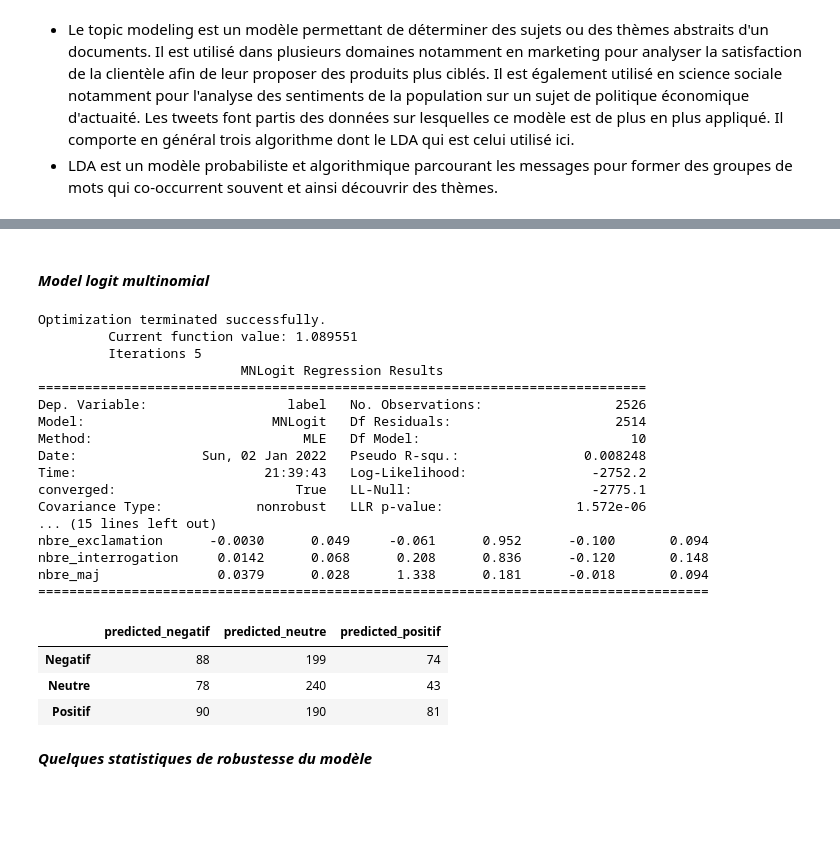
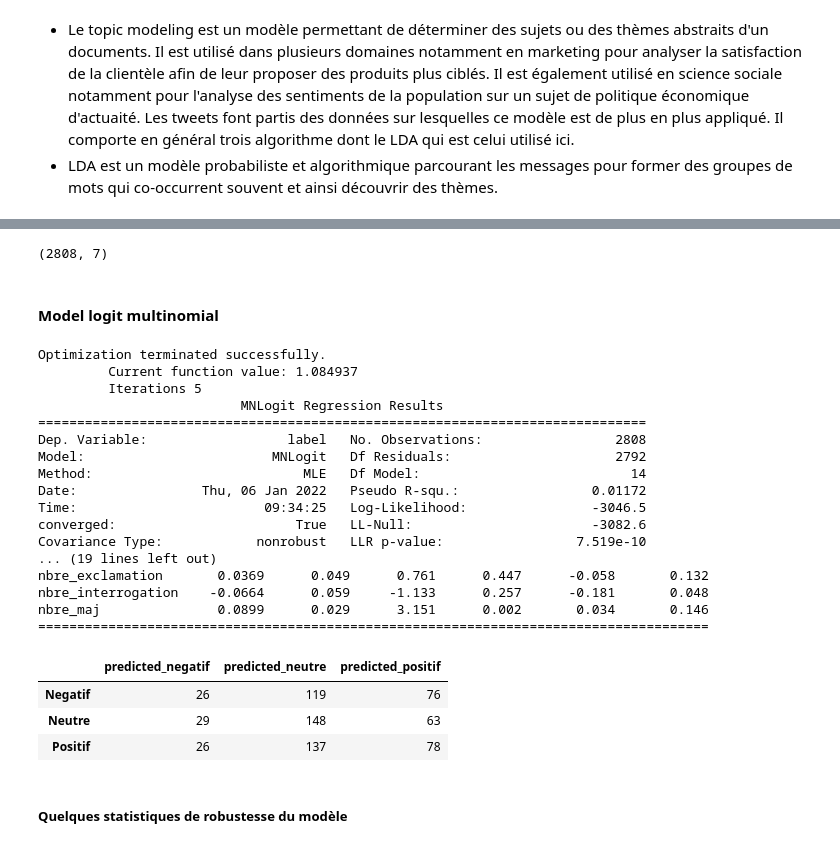
Before and after one commit to konkinit/sentiment_analysis, a Jupyter notebook: Notebook_Analyse.ipynb, the cells around one changed output, grey strips where cells are left out. Cells and saved outputs as stored; diff of their text form; code cells hidden in the pictures; blank space fills up the shorter version.

```diff
--- a/Notebook_Analyse.ipynb
+++ b/Notebook_Analyse.ipynb
@@ -51,7 +69,7 @@ import gensim.corpora as corpora
 from pprint import pprint
 import gensim.models
 # %%
-pd.options.display.max_colwidth = 5000
+pd.options.display.max_colwidth = 50
 # %% [markdown]
 **NB**: Exécuter en ligne de commande le code suivante : *python -m spacy download fr_core_news_md*
 # %%
@@ -178,9 +184,9 @@ stop_words = list(stop_words) + stop_words_contexte
 # %%
 # retirer les stopwords
 def retrait_sw(text):
-    return [w for w in text.split()
-             if w not in stop_words]
-df_tweets["liste_mots"]=df_tweets["texte_lemmatise"].apply(retrait_sw)
+    return [w for w in text.split() if w not in stop_words]
+
+df_tweets["liste_mots"] = df_tweets["texte_lemmatise"].apply(retrait_sw)
 df_tweets.head()
 # %% [output]
 |  | date | id | nbre_like | nbre_retweet | screenName | texte | type | type_vaccin | datetime | ... |
@@ -808,2 +742,17 @@ None
+# %%
+# Partage de l'échantillon en échantillon d'apprentissage et en échantillon test
+train, test = train_test_split(base_model, test_size=0.20, random_state=1, stratify=base_model.label)
+# train.head()
+# %%
+# Division de la base en variable cible et variables indépendantes
+y_train = train.iloc[:,0]
+X_train = train.iloc[:,1:]
+
+y_test = test.iloc[:,0]
+X_test = test.iloc[:,1:]
+# %%
+X_train.shape
+# %% [output]
+(2808, 7)
 # %% [markdown]
-#### ***Model logit multinomial***
+#### Model logit multinomial
@@ -813,37 +759,37 @@ None
 # %%
-model_logit=sm.MNLogit(ytrain,sm.add_constant(xtrain))
-resultat=model_logit.fit()
-stats1=resultat.summary()
-stats2=resultat.summary2()
+model_logit = sm.MNLogit(y_train, sm.add_constant(X_train))
+resultat = model_logit.fit()
+stats1 = resultat.summary()
+# stats2 = resultat.summary2()
 print(stats1)
-#print(stats2)
+# print(stats2)
 # %% [output]
 Optimization terminated successfully.
-         Current function value: 1.089551
+         Current function value: 1.084937
          Iterations 5
                           MNLogit Regression Results
 ==============================================================================
-Dep. Variable:                  label   No. Observations:                 2526
-Model:                        MNLogit   Df Residuals:                     2514
-Method:                           MLE   Df Model:                           10
-Date:                Sun, 02 Jan 2022   Pseudo R-squ.:                0.008248
-Time:                        21:39:43   Log-Likelihood:                -2752.2
-converged:                       True   LL-Null:                       -2775.1
-Covariance Type:            nonrobust   LLR p-value:                 1.572e-06
-... (15 lines left out)
-nbre_exclamation      -0.0030      0.049     -0.061      0.952      -0.100       0.094
-nbre_interrogation     0.0142      0.068      0.208      0.836      -0.120       0.148
-nbre_maj               0.0379      0.028      1.338      0.181      -0.018       0.094
+Dep. Variable:                  label   No. Observations:                 2808
+Model:                        MNLogit   Df Residuals:                     2792
+Method:                           MLE   Df Model:                           14
+Date:                Thu, 06 Jan 2022   Pseudo R-squ.:                 0.01172
+Time:                        09:34:25   Log-Likelihood:                -3046.5
+converged:                       True   LL-Null:                       -3082.6
+Covariance Type:            nonrobust   LLR p-value:                 7.519e-10
+... (19 lines left out)
+nbre_exclamation       0.0369      0.049      0.761      0.447      -0.058       0.132
+nbre_interrogation    -0.0664      0.059     -1.133      0.257      -0.181       0.048
+nbre_maj               0.0899      0.029      3.151      0.002       0.034       0.146
 ======================================================================================
 # %%
-model_logit1 = LogisticRegression(random_state=0, multi_class='multinomial', penalty='none', solver='newton-cg').fit(xtrain, ytrain)
-pred=model_logit1.predict(xtest)
-conf =pd.DataFrame(confusion_matrix(ytest, pred), index=["Negatif", "Neutre", "Positif"],columns=["predicted_negatif", "predicted_neutre", "predicted_positif"])
-conf
+model_logit1 = LogisticRegression(random_state=0, multi_class='multinomial', penalty='l2', solver='newton-cg', max_iter=10000).fit(X_train, y_train)
+pred = model_logit1.predict(X_test)
+matrice_confusion = pd.DataFrame(confusion_matrix(y_test, pred), index=["Negatif", "Neutre", "Positif"], columns=["predicted_negatif", "predicted_neutre", "predicted_positif"])
+matrice_confusion
 # %% [output]
 |  | predicted_negatif | predicted_neutre | predicted_positif |
-| Negatif | 88 | 199 | 74 |
-| Neutre | 78 | 240 | 43 |
-| Positif | 90 | 190 | 81 |
+| Negatif | 26 | 119 | 76 |
+| Neutre | 29 | 148 | 63 |
+| Positif | 26 | 137 | 78 |
 # %% [markdown]
-***Quelques statistiques de robustesse du modèle***
+##### Quelques statistiques de robustesse du modèle
```
Also changed, not shown: parts of 89 cells of this notebook, 3 other files.
